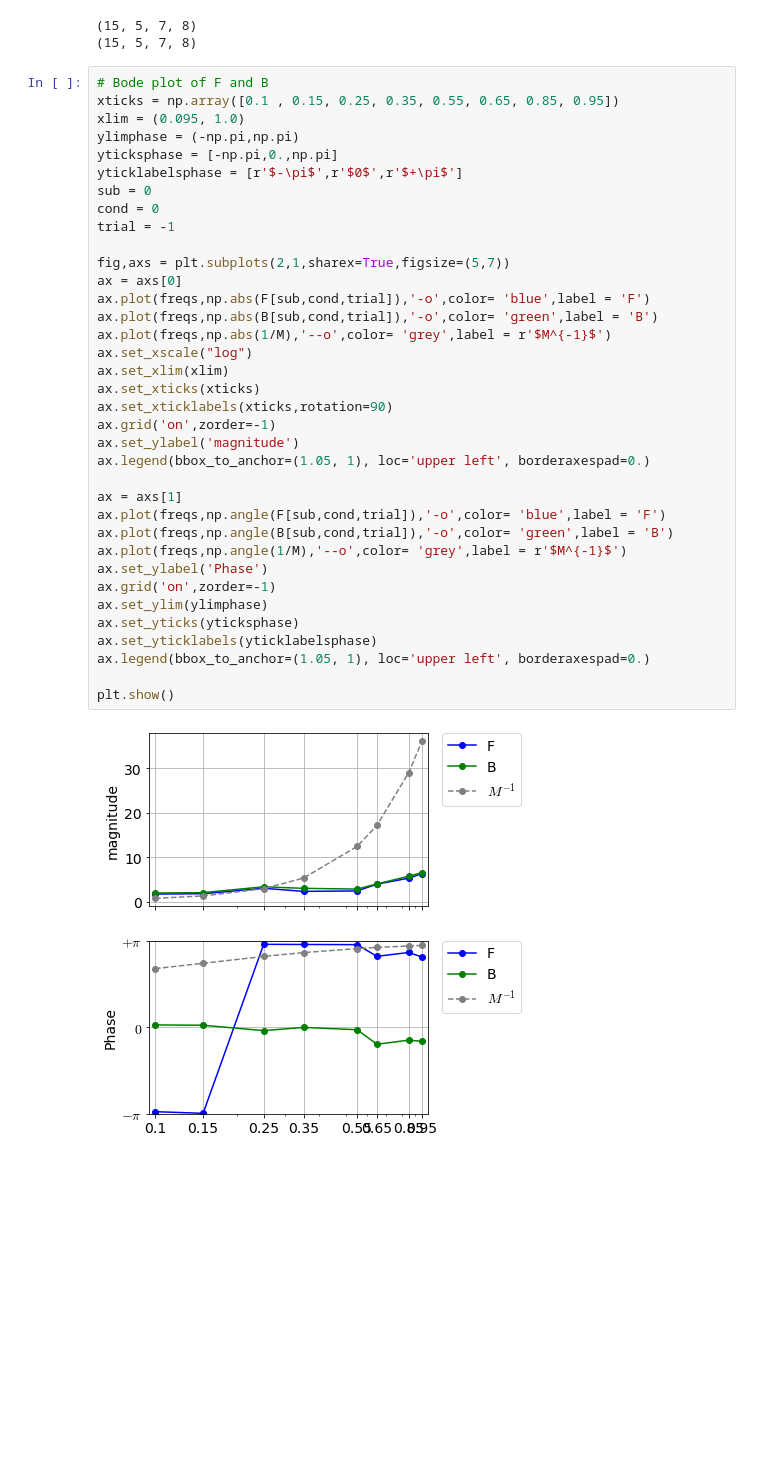
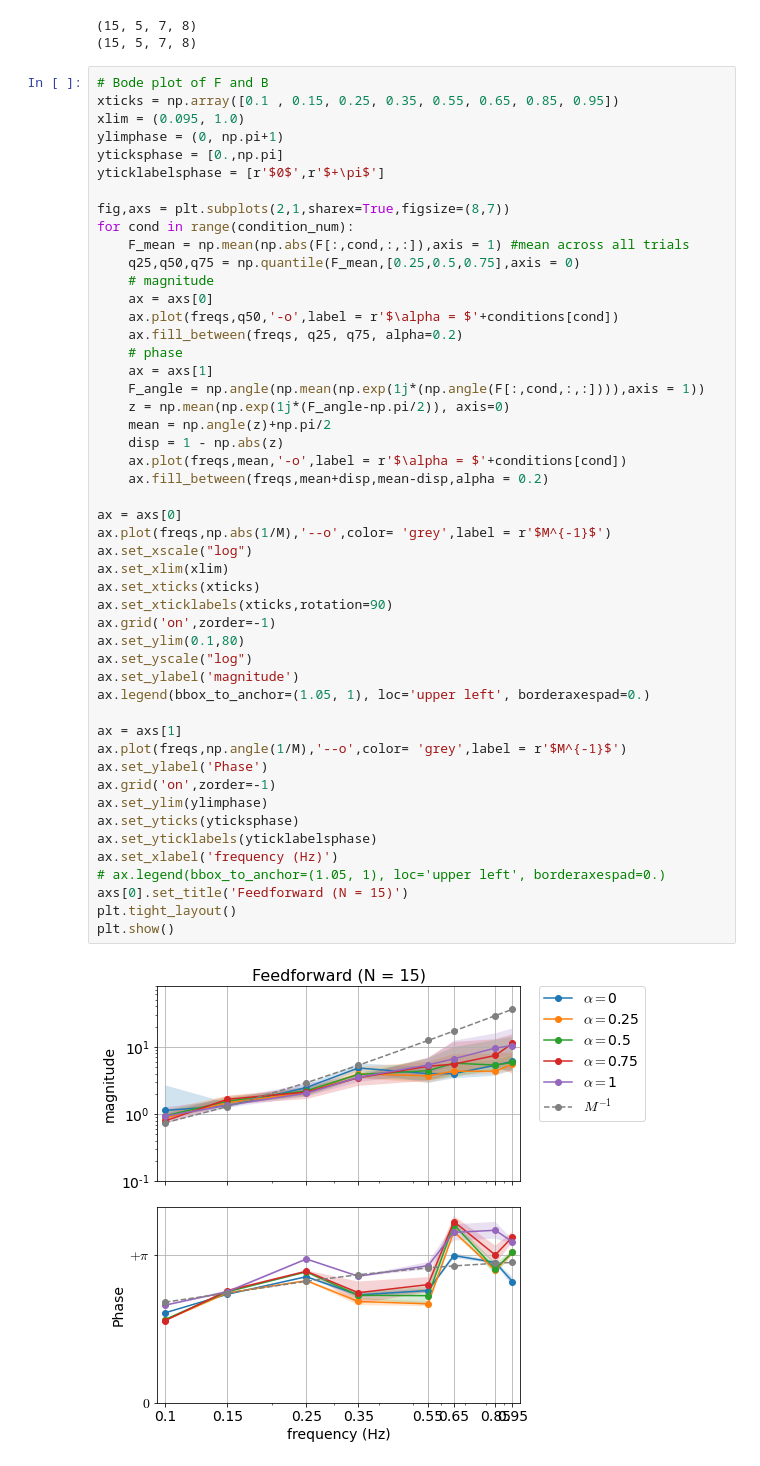
Before and after one commit to sburden-group/sensorimotor_fusion, a Jupyter notebook: analysis/Multimodal paper/20241211_multimodal_analysis.ipynb, the cells around one changed output. Saved outputs shown, nothing was run; the diff lists cells and outputs as text; blank space fills up the shorter version.

```diff
--- a/analysis/Multimodal paper/20241211_multimodal_analysis.ipynb
+++ b/analysis/Multimodal paper/20241211_multimodal_analysis.ipynb
@@ -200,38 +200,51 @@ print(B.shape)
 # %%
 # Bode plot of F and B
 xticks = np.array([0.1 , 0.15, 0.25, 0.35, 0.55, 0.65, 0.85, 0.95])
 xlim = (0.095, 1.0)
-ylimphase = (-np.pi,np.pi)
-yticksphase = [-np.pi,0.,np.pi]
-yticklabelsphase = [r'$-\pi$',r'$0$',r'$+\pi$']
-sub = 0
-cond = 0
-trial = -1
+ylimphase = (0, np.pi+1)
+yticksphase = [0.,np.pi]
+yticklabelsphase = [r'$0$',r'$+\pi$']
 
-fig,axs = plt.subplots(2,1,sharex=True,figsize=(5,7))
+fig,axs = plt.subplots(2,1,sharex=True,figsize=(8,7))
+for cond in range(condition_num):
+    F_mean = np.mean(np.abs(F[:,cond,:,:]),axis = 1) #mean across all trials
+    q25,q50,q75 = np.quantile(F_mean,[0.25,0.5,0.75],axis = 0)
+    # magnitude
+    ax = axs[0]
+    ax.plot(freqs,q50,'-o',label = r'$\alpha = $'+conditions[cond])
+    ax.fill_between(freqs, q25, q75, alpha=0.2)
+    # phase
+    ax = axs[1]
+    F_angle = np.angle(np.mean(np.exp(1j*(np.angle(F[:,cond,:,:]))),axis = 1))
+    z = np.mean(np.exp(1j*(F_angle-np.pi/2)), axis=0)
+    mean = np.angle(z)+np.pi/2
+    disp = 1 - np.abs(z)
+    ax.plot(freqs,mean,'-o',label = r'$\alpha = $'+conditions[cond])
+    ax.fill_between(freqs,mean+disp,mean-disp,alpha = 0.2)
+
 ax = axs[0]
-ax.plot(freqs,np.abs(F[sub,cond,trial]),'-o',color= 'blue',label = 'F')
-ax.plot(freqs,np.abs(B[sub,cond,trial]),'-o',color= 'green',label = 'B')
 ax.plot(freqs,np.abs(1/M),'--o',color= 'grey',label = r'$M^{-1}$')
 ax.set_xscale("log")
 ax.set_xlim(xlim)
 ax.set_xticks(xticks)
 ax.set_xticklabels(xticks,rotation=90)
 ax.grid('on',zorder=-1)
+ax.set_ylim(0.1,80)
+ax.set_yscale("log")
 ax.set_ylabel('magnitude')
 ax.legend(bbox_to_anchor=(1.05, 1), loc='upper left', borderaxespad=0.)
 
 ax = axs[1]
-ax.plot(freqs,np.angle(F[sub,cond,trial]),'-o',color= 'blue',label = 'F')
-ax.plot(freqs,np.angle(B[sub,cond,trial]),'-o',color= 'green',label = 'B')
 ax.plot(freqs,np.angle(1/M),'--o',color= 'grey',label = r'$M^{-1}$')
 ax.set_ylabel('Phase')
 ax.grid('on',zorder=-1)
 ax.set_ylim(ylimphase)
 ax.set_yticks(yticksphase)
 ax.set_yticklabels(yticklabelsphase)
-ax.legend(bbox_to_anchor=(1.05, 1), loc='upper left', borderaxespad=0.)
-
+ax.set_xlabel('frequency (Hz)')
+# ax.legend(bbox_to_anchor=(1.05, 1), loc='upper left', borderaxespad=0.)
+axs[0].set_title('Feedforward (N = 15)')
+plt.tight_layout()
 plt.show()
 # %% [output]
-[figure, old version]
+[figure, new version]
```
Also changed, not shown: parts of 1 cell of this notebook, 1 other file.
